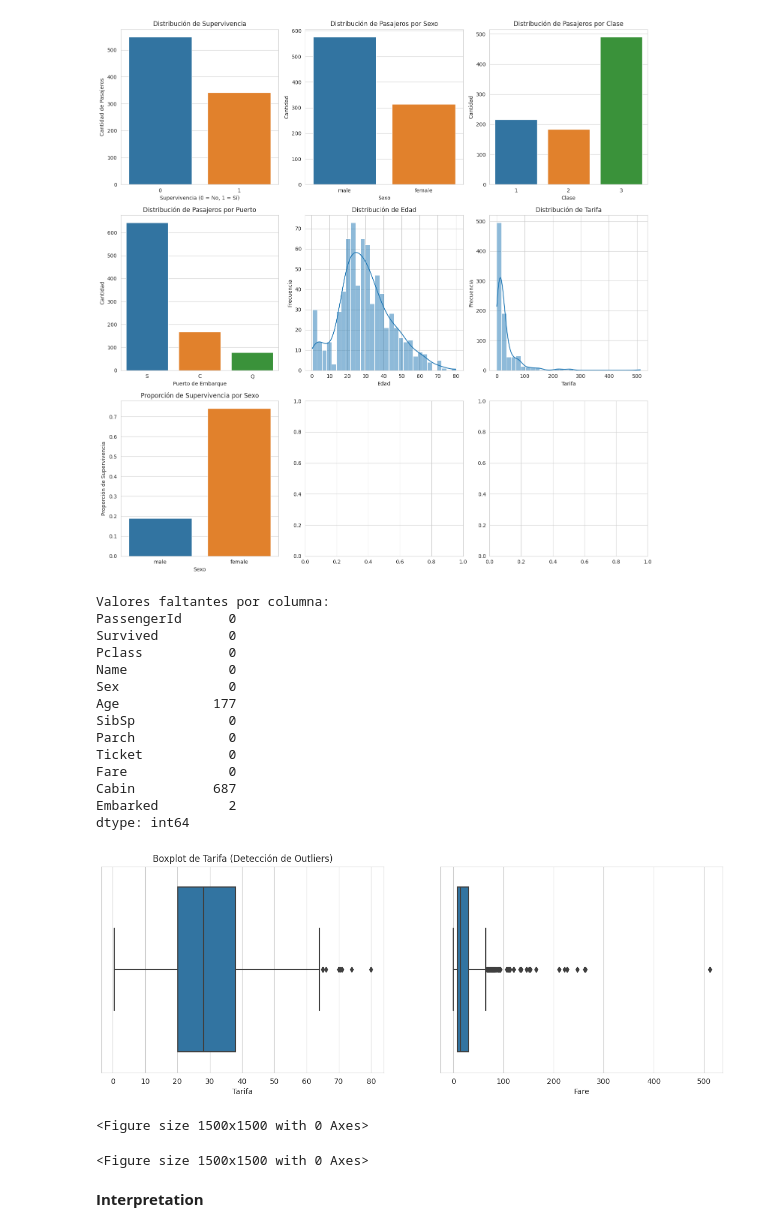
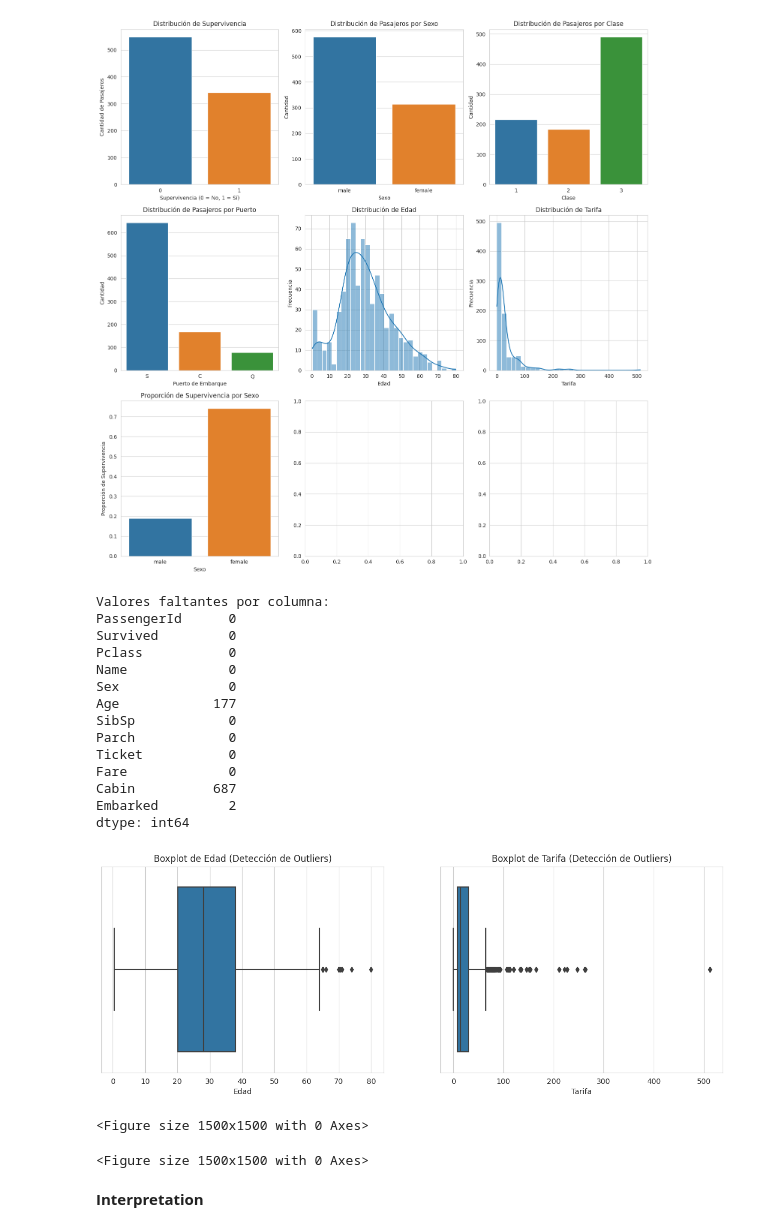
Before and after one commit to valec3/DATA-SCIENCE-PROJECTS, a Jupyter notebook: titanic-solution.ipynb, the cells around one changed output. Cells and saved outputs as stored; diff of their text form; code cells hidden in the pictures.

```diff
--- a/titanic-solution.ipynb
+++ b/titanic-solution.ipynb
@@ -197,36 +200,36 @@ axes = axes.flatten()
 # 1. Detección de outliers: Fare y Age - Boxplots
 # Boxplot para Age
 plt.figure()
 sns.boxplot(x="Age", data=train_df,ax=axes[0])
 axes[0].set_title("Boxplot de Edad (Detección de Outliers)")
 axes[0].set_xlabel("Edad")
 
 # Boxplot para Fare
 plt.figure()
 sns.boxplot(x="Fare", data=train_df,ax=axes[1])
-axes[0].set_title("Boxplot de Tarifa (Detección de Outliers)")
-axes[0].set_xlabel("Tarifa")
+axes[1].set_title("Boxplot de Tarifa (Detección de Outliers)")
+axes[1].set_xlabel("Tarifa")
 
 
 # 2. Valores faltantes: Contar NaN en cada columna
 print("Valores faltantes por columna:")
 print(train_df.isna().sum())
 # %% [output]
 Valores faltantes por columna:
 PassengerId      0
 Survived         0
 Pclass           0
 Name             0
 Sex              0
 Age            177
 SibSp            0
 Parch            0
 Ticket           0
 Fare             0
 Cabin          687
 Embarked         2
 dtype: int64
-[figure, old version]
+[figure, new version]
 <Figure size 1500x1500 with 0 Axes>
 <Figure size 1500x1500 with 0 Axes>
 # %% [markdown]
```
Also changed, not shown: parts of 15 cells of this notebook.
